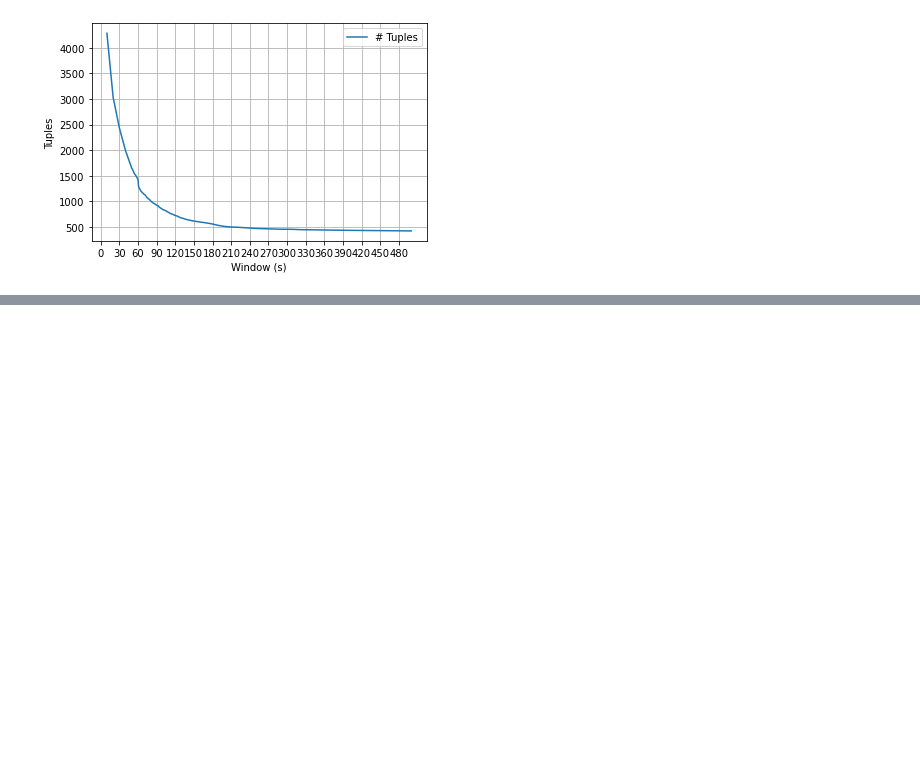
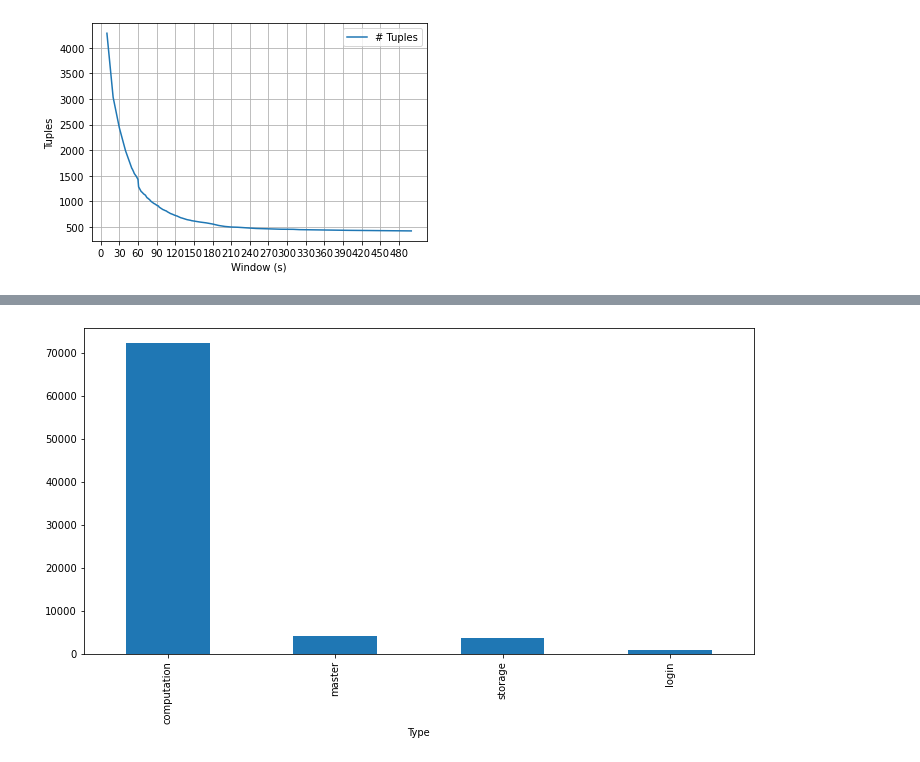
Before and after one commit to GuidoDC97/IE, a Jupyter notebook: Esercizio 5 FFDA/FFDA.ipynb, the cells around one changed output, grey strips where cells are left out. Saved outputs shown, nothing was run; the diff lists cells and outputs as text; code cells hidden in the pictures; blank space fills up the shorter version.

```diff
--- a/Esercizio 5 FFDA/FFDA.ipynb
+++ b/Esercizio 5 FFDA/FFDA.ipynb
@@ -156,0 +171,6 @@ File already exists!
+# %%
+plt.figure(figsize=(12,6))
+df_mercury.groupby(by=['Type']).Timestamp.count().sort_values(ascending = False).plot.bar()
+plt.show()
+# %% [output]
+[figure, added]
```
Also changed, not shown: parts of 27 cells of this notebook.
